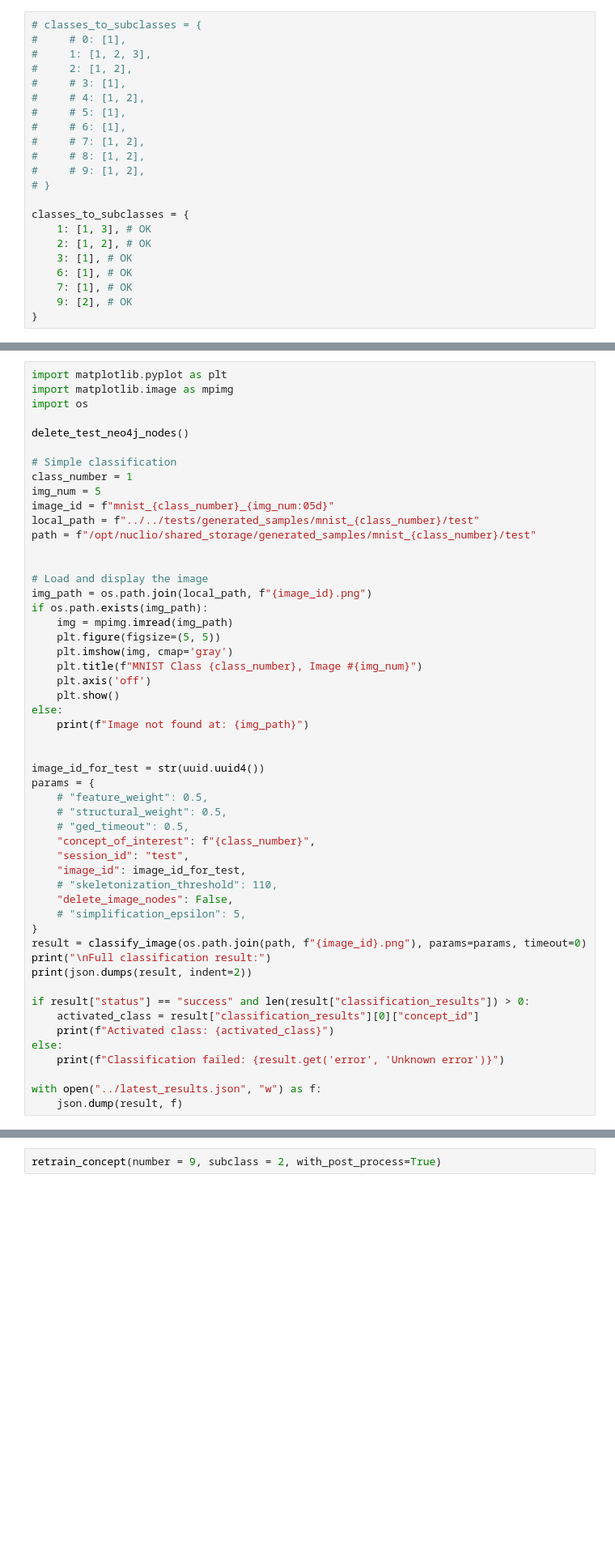
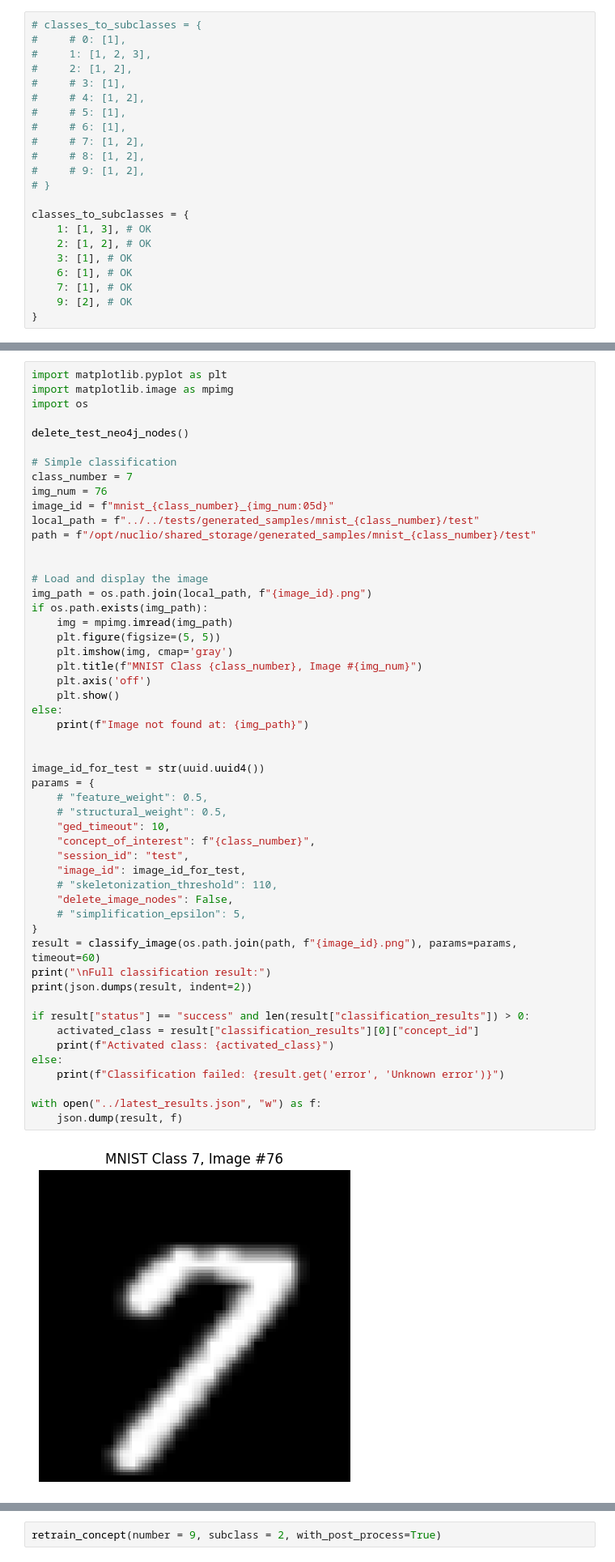
Before and after one commit to NaturalAGI-Lab/NaturalAGI, a Jupyter notebook: src/training/training.ipynb, the cells around one changed output, grey strips where cells are left out. Shown at 81% size. Drawn from its saved outputs; the diff is of its cells as text; blank space fills up the shorter version.

```diff
--- a/src/training/training.ipynb
+++ b/src/training/training.ipynb
@@ -767,8 +852,8 @@ import os
 delete_test_neo4j_nodes()
 
 # Simple classification
-class_number = 1
-img_num = 5
+class_number = 7
+img_num = 76
 image_id = f"mnist_{class_number}_{img_num:05d}"
 local_path = f"../../tests/generated_samples/mnist_{class_number}/test"
 path = f"/opt/nuclio/shared_storage/generated_samples/mnist_{class_number}/test"
@@ -782,32 +867,34 @@ if os.path.exists(img_path):
     plt.imshow(img, cmap='gray')
     plt.title(f"MNIST Class {class_number}, Image #{img_num}")
     plt.axis('off')
     plt.show()
 else:
     print(f"Image not found at: {img_path}")
 
 
 image_id_for_test = str(uuid.uuid4())
 params = {
     # "feature_weight": 0.5,
     # "structural_weight": 0.5,
-    # "ged_timeout": 0.5,
+    "ged_timeout": 10,
     "concept_of_interest": f"{class_number}",
     "session_id": "test",
     "image_id": image_id_for_test,
     # "skeletonization_threshold": 110,
     "delete_image_nodes": False,
     # "simplification_epsilon": 5,
 }
-result = classify_image(os.path.join(path, f"{image_id}.png"), params=params, timeout=0)
+result = classify_image(os.path.join(path, f"{image_id}.png"), params=params, timeout=60)
 print("\nFull classification result:")
 print(json.dumps(result, indent=2))
 
 if result["status"] == "success" and len(result["classification_results"]) > 0:
     activated_class = result["classification_results"][0]["concept_id"]
     print(f"Activated class: {activated_class}")
 else:
     print(f"Classification failed: {result.get('error', 'Unknown error')}")
 
 with open("../latest_results.json", "w") as f:
     json.dump(result, f)
+# %% [output]
+[figure, added]
```
Also changed, not shown: parts of 4 cells of this notebook, 24 other files.
